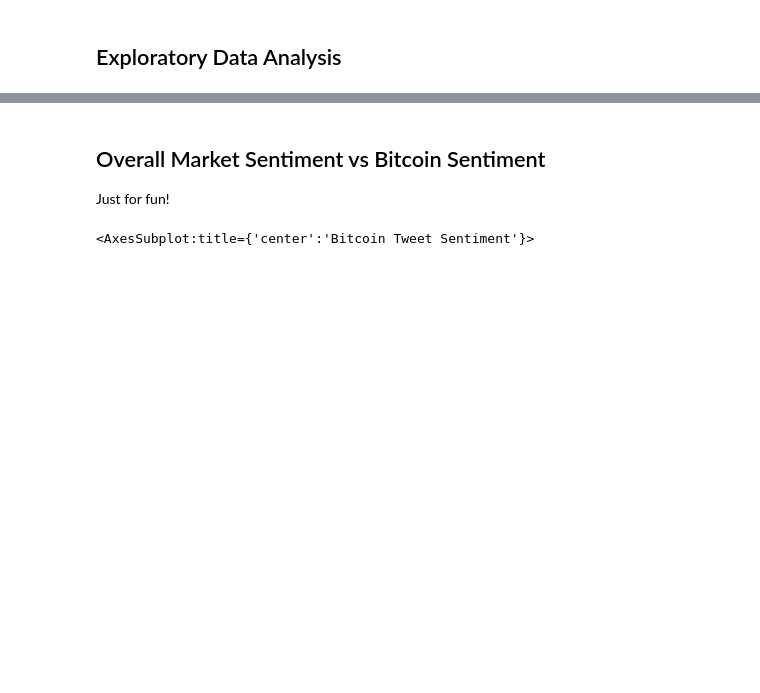
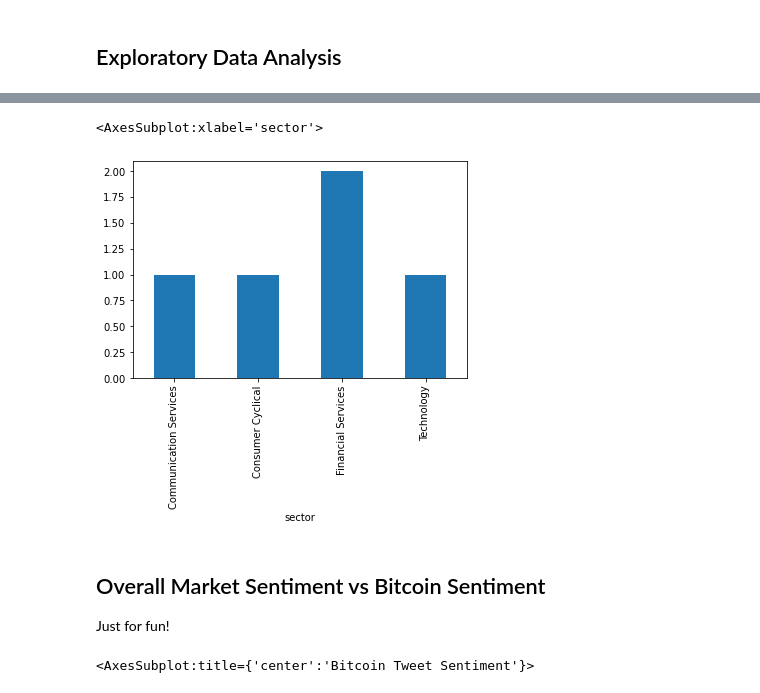
Before and after one commit to AldenPratt/danellsworth.github.io, a Jupyter notebook: FinancialAnalysis.ipynb, the cells around one changed output, grey strips where cells are left out. Saved outputs shown, nothing was run; the diff lists cells and outputs as text; code cells hidden in the pictures; blank space fills up the shorter version.

```diff
--- a/FinancialAnalysis.ipynb
+++ b/FinancialAnalysis.ipynb
@@ -131,3 +174,9 @@ t.plot.scatter(x="perc_change", y="sentiment_y")
+# %%
+e = StockSentimentDF.groupby(['sector']).count()
+e["text"].plot.bar()
+# %% [output]
+<AxesSubplot:xlabel='sector'>
+[figure, added]
 # %% [markdown]
 ## Overall Market Sentiment vs Bitcoin Sentiment
 Just for fun!
```
Also changed, not shown: parts of 7 cells of this notebook.
